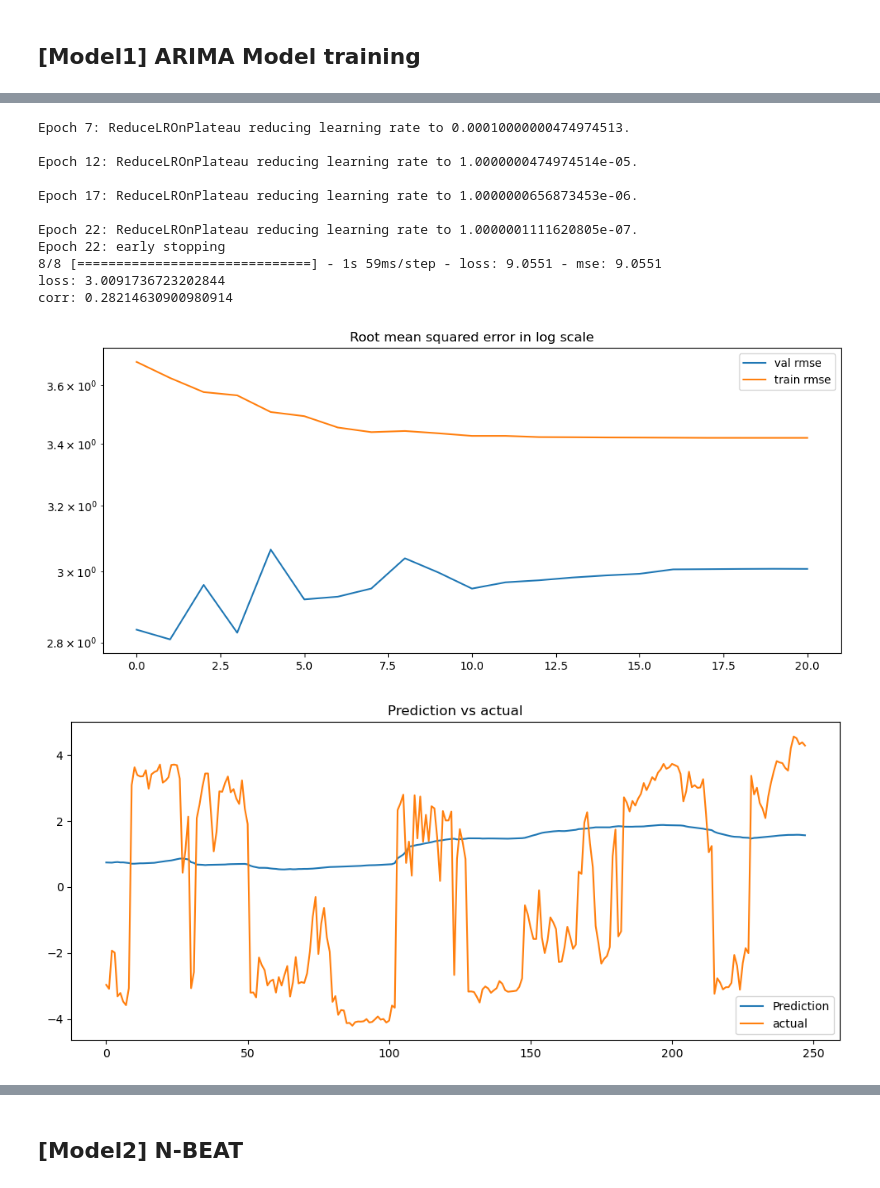
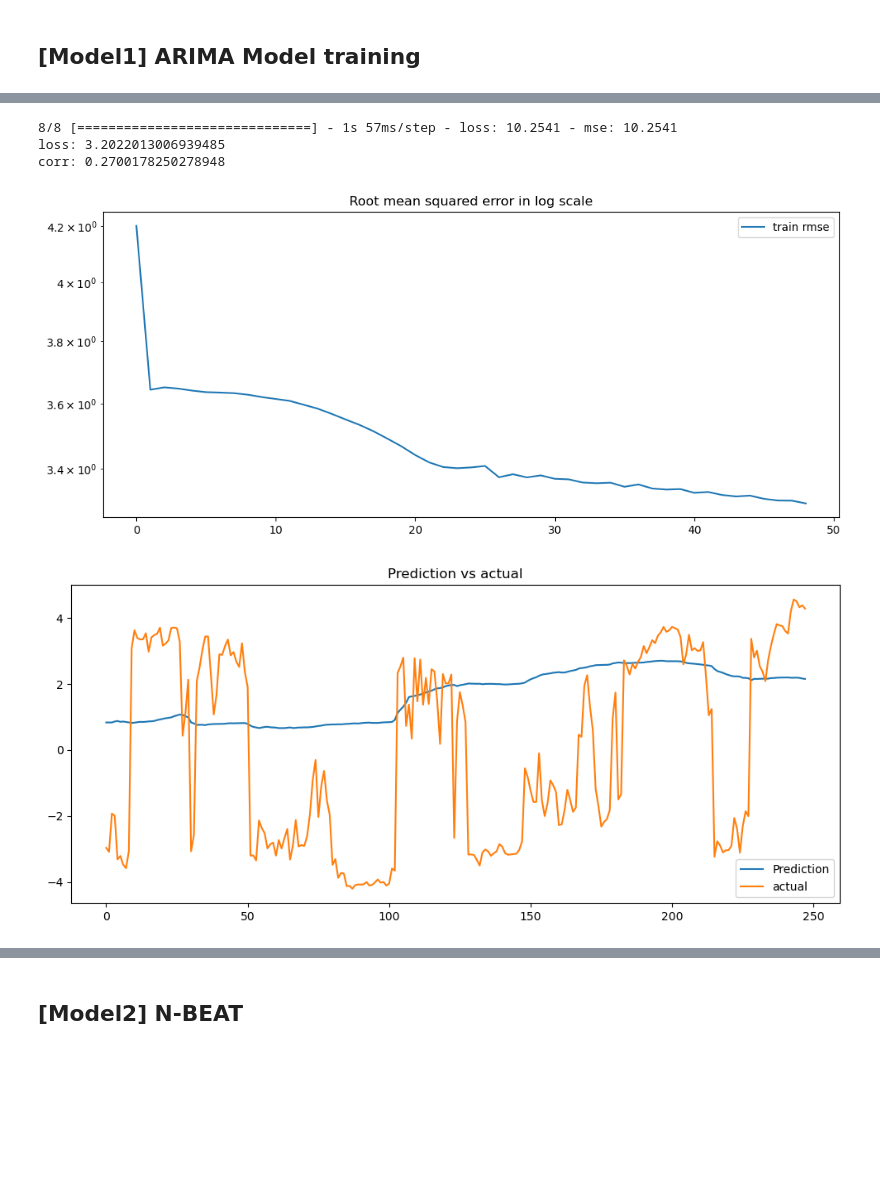
Before and after one commit to wwboy6/dl-btc-bnb, a Jupyter notebook: 08-pof-resampling.ipynb, the cells around one changed output, grey strips where cells are left out. Drawn from its saved outputs; the diff is of its cells as text; code cells hidden in the pictures; blank space fills up the shorter version.

Commit message:
feat: 08 update ARIMA
- increase neuron count
- add more dense layers
- train without validation first

```diff
--- a/08-pof-resampling.ipynb
+++ b/08-pof-resampling.ipynb
@@ -193,18 +193,18 @@ mean of y_test_scaled: 0.0
 # %% [markdown]
 ## Shuffling
 # %%
-train_dataset, test_dataset = prepareDataSetFromArray(x_train_rs, y_train_scaled.reshape(-1, 1), x_test_rs, y_test_scaled.reshape(-1, 1), shuffle=True, batch_size=77)
+train_dataset, test_dataset = prepareDataSetFromArray(x_train_rs, y_train_scaled.reshape(-1, 1), x_test_rs, y_test_scaled.reshape(-1, 1), shuffle=True, batch_size=256)
 # %% [markdown]
 ## [Model1] ARIMA Model training
 # %%
-neuronCount = 64
+neuronCount = 128
 
 # Create input to stacks
 input = layers.Input(shape=(windowSize,1), name="stack_input")
 x = input
 x = tf.keras.layers.multiply([x, np.array([1./input_scale])])
 
-tf.keras.layers.Bidirectional(tf.keras.layers.LSTM(neuronCount, return_sequences=True)),
+# tf.keras.layers.Bidirectional(tf.keras.layers.LSTM(neuronCount, return_sequences=True)),
 
 x = tf.keras.layers.LSTM(neuronCount, activation='relu', return_sequences=True)(x)
 x = tf.keras.layers.LSTM(round(neuronCount/2), activation='relu', return_sequences=True)(x)
@@ -214,8 +214,10 @@ x = tf.keras.layers.Add()([x, residual])  # Adding the residual connection
 
 x = tf.keras.layers.LSTM(round(neuronCount/4), activation='relu')(x)
 
-x = tf.keras.layers.Dense(32, activation='tanh')(x)
-x = tf.keras.layers.Dense(1, activation='tanh')(x)
+x = tf.keras.layers.Dense(512, activation='relu')(x)
+x = tf.keras.layers.Dense(128, activation='relu')(x)
+x = tf.keras.layers.Dense(32, activation='relu')(x)
+x = tf.keras.layers.Dense(1, activation="linear")(x)
 x = tf.keras.layers.multiply([x, np.array([output_scale])])
 
 model1 = tf.keras.Model(inputs=input, outputs=x)
@@ -230,16 +232,9 @@ WARNING:tensorflow:Layer lstm_4 will not use cuDNN kernels since it doesn't meet
 # %%
-history1, rmse1, corr1 = standardTrainingAndReport(model1, x_test_rs, y_test_scaled, train_dataset, test_dataset, early_stopping_restore_best_weights=False)
+# history1, rmse1, corr1 = standardTrainingAndReport(model1, x_test_rs, y_test_scaled, train_dataset, test_dataset, early_stopping_patience=40, early_stopping_restore_best_weights=False, reduce_lr_patience=20)
+history1, rmse1, corr1 = noValidationTrainingAndReport(model1, x_test_rs, y_test_scaled, train_dataset)
 # %% [output]
-Epoch 7: ReduceLROnPlateau reducing learning rate to 0.00010000000474974513.
-
-Epoch 12: ReduceLROnPlateau reducing learning rate to 1.0000000474974514e-05.
-
-Epoch 17: ReduceLROnPlateau reducing learning rate to 1.0000000656873453e-06.
-
-Epoch 22: ReduceLROnPlateau reducing learning rate to 1.0000001111620805e-07.
-Epoch 22: early stopping
-8/8 [==============================] - 1s 59ms/step - loss: 9.0551 - mse: 9.0551
-loss: 3.0091736723202844
-corr: 0.28214630900980914
+8/8 [==============================] - 1s 57ms/step - loss: 10.2541 - mse: 10.2541
+loss: 3.2022013006939485
+corr: 0.2700178250278948
-[figure, old version]
+[figure, new version]
-[figure, old version]
+[figure, new version]
```
Also changed, not shown: parts of 7 cells of this notebook.
